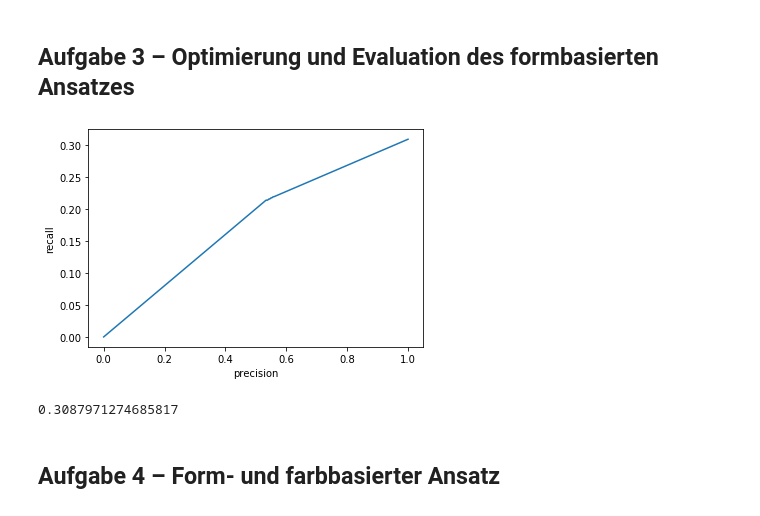
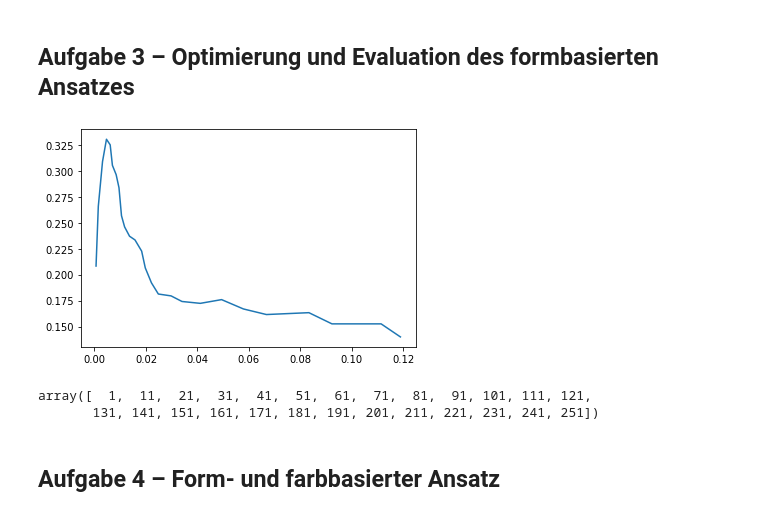
Before and after one commit to tobiasKoeniger/BGA-2, a Jupyter notebook: UE2_Aufgaben_lsg.ipynb, the cells around one changed output. Saved outputs shown, nothing was run; the diff lists cells and outputs as text; code cells hidden in the pictures.

Commit message:
UE2  try Aufgabe3 by changing threshod of canny

```diff
--- a/UE2_Aufgaben_lsg.ipynb
+++ b/UE2_Aufgaben_lsg.ipynb
@@ -369,29 +309,40 @@ def calculate_precision_recall(tp, fp, fn):
 # %%
 # similarity_threshold entspricht dem Schwellenwert im Paper von Houben et. al.
 tp_form, fp_form, fn_form = evaluate_detection(PROHIBITORY_DICT, predicted_rect_rois, similarity_threshold=0.6)
-# %%
-# Precision-Recall-Plot
-### TO DO ###
-
-similarity_threshold=np.linspace(1,0,1001)
-
-datas=[evaluate_detection(PROHIBITORY_DICT, predicted_rect_rois, similarity_threshold=threshold)   for threshold in similarity_threshold ]
-
-PR_list=[ calculate_precision_recall(data[0], data[1], data[2]) for data in datas]
-
-precision=[precision for precision,recall in PR_list ]
-
-recall=[recall for precision,recall in PR_list ]
-
-plt.plot(precision,recall)
-plt.xlabel('precision')
-_=plt.ylabel('recall')
-# %% [output]
-[figure, removed]
-# %%
-max(recall)
-# %% [output]
-0.3087971274685817
+# %%
+# Precision-Recall-Plot
+### TO DO ###
+
+###testing parameter 1-> upper threshodl  for canny()
+p_canny=np.arange(1,256,10)
+precision_list=[]
+recall_list=[]
+pred_dict_list=[]
+
+for p in p_canny:
+    pred_imgs_form, predicted_rect_rois = calculate_hough_cirles(PROHIBITORY_FILEPATHS,
+                                                      d_p=1,
+                                                      min_dist=20,
+                                                      param1= p,
+                                                      param2= 55,
+                                                      min_radius=10,
+                                                      max_radius=70)
+    pred_dict_list.append(predicted_rect_rois)
+
+for pred_dict in pred_dict_list:
+    tp_form, fp_form, fn_form = evaluate_detection(PROHIBITORY_DICT, pred_dict, similarity_threshold=0.6)
+    precision, recall=calculate_precision_recall(tp_form, fp_form, fn_form)
+    precision_list.append(precision)
+    recall_list.append(recall)
+
+_=plt.plot(precision_list,recall_list)
+# %% [output]
+[figure, added]
+# %%
+np.arange(1,256,10)
+# %% [output]
+array([  1,  11,  21,  31,  41,  51,  61,  71,  81,  91, 101, 111, 121,
+       131, 141, 151, 161, 171, 181, 191, 201, 211, 221, 231, 241, 251])
 # %% [markdown]
 ## Aufgabe 4 – Form- und farbbasierter Ansatz
 # %%
```
Also changed, not shown: parts of 3 cells of this notebook.
